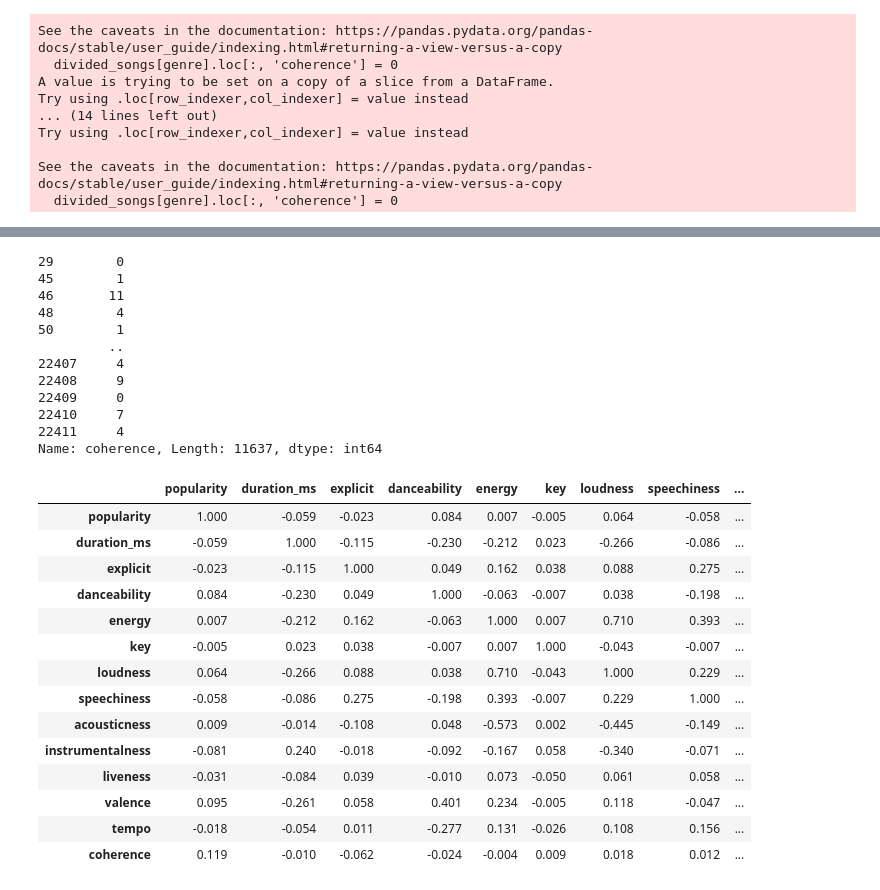
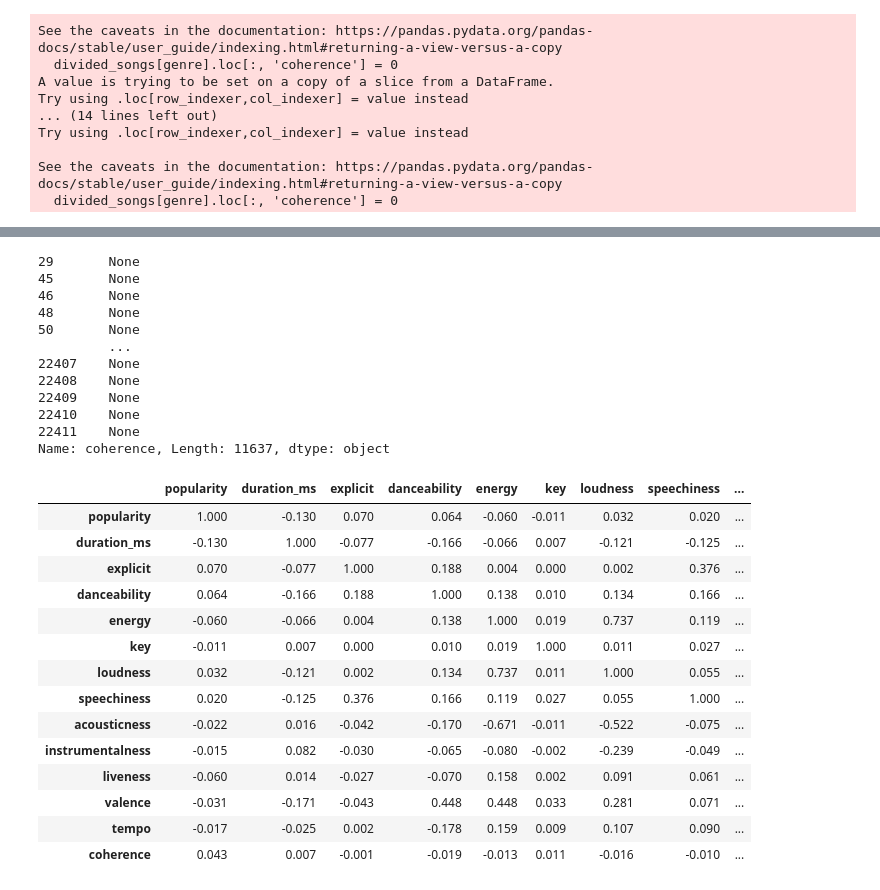
Before and after one commit to michal1010/song-recommendation-system, a Jupyter notebook: project.ipynb, the cells around one changed output, grey strips where cells are left out. Saved outputs shown, nothing was run; the diff lists cells and outputs as text; code cells hidden in the pictures.

Commit message:
Second idea of computing coherence metric

```diff
--- a/project.ipynb
+++ b/project.ipynb
@@ -146,37 +166,37 @@ for session_id in sessions_ids:
             for track_id in tracks_in_session_collected:
                 track_list.loc[track_list['id'] == track_id, 'coherence'] += 1
 # %%
-divided_songs['pop']['coherence']#.apply(lambda x: print(x) if x > 3 else print('', end=''))
+divided_songs['pop']['coherence'].apply(lambda x: print(x) if x > 4 else print('', end=''))
 # %% [output]
-29        0
-45        1
-46       11
-48        4
-50        1
-         ..
-22407     4
-22408     9
-22409     0
-22410     7
-22411     4
-Name: coherence, Length: 11637, dtype: int64
+29       None
+45       None
+46       None
+48       None
+50       None
+         ...
+22407    None
+22408    None
+22409    None
+22410    None
+22411    None
+Name: coherence, Length: 11637, dtype: object
 # %%
-numeric_features = divided_songs['metal'].select_dtypes(include=['int64', 'float64']).columns
-covariance_matrix = divided_songs['metal'][numeric_features].corr()
+numeric_features = divided_songs['pop'].select_dtypes(include=['int64', 'float64']).columns
+covariance_matrix = divided_songs['pop'][numeric_features].corr()
 covariance_matrix.style.background_gradient(cmap='coolwarm', axis=None, vmin=-1, vmax=1).format(precision=3)
 # %% [output]
 |  | popularity | duration_ms | explicit | danceability | energy | key | loudness | speechiness | ... |
-| popularity | 1.000 | -0.059 | -0.023 | 0.084 | 0.007 | -0.005 | 0.064 | -0.058 | ... |
-| duration_ms | -0.059 | 1.000 | -0.115 | -0.230 | -0.212 | 0.023 | -0.266 | -0.086 | ... |
-| explicit | -0.023 | -0.115 | 1.000 | 0.049 | 0.162 | 0.038 | 0.088 | 0.275 | ... |
-| danceability | 0.084 | -0.230 | 0.049 | 1.000 | -0.063 | -0.007 | 0.038 | -0.198 | ... |
-| energy | 0.007 | -0.212 | 0.162 | -0.063 | 1.000 | 0.007 | 0.710 | 0.393 | ... |
-| key | -0.005 | 0.023 | 0.038 | -0.007 | 0.007 | 1.000 | -0.043 | -0.007 | ... |
-| loudness | 0.064 | -0.266 | 0.088 | 0.038 | 0.710 | -0.043 | 1.000 | 0.229 | ... |
-| speechiness | -0.058 | -0.086 | 0.275 | -0.198 | 0.393 | -0.007 | 0.229 | 1.000 | ... |
-| acousticness | 0.009 | -0.014 | -0.108 | 0.048 | -0.573 | 0.002 | -0.445 | -0.149 | ... |
-| instrumentalness | -0.081 | 0.240 | -0.018 | -0.092 | -0.167 | 0.058 | -0.340 | -0.071 | ... |
-| liveness | -0.031 | -0.084 | 0.039 | -0.010 | 0.073 | -0.050 | 0.061 | 0.058 | ... |
-| valence | 0.095 | -0.261 | 0.058 | 0.401 | 0.234 | -0.005 | 0.118 | -0.047 | ... |
-| tempo | -0.018 | -0.054 | 0.011 | -0.277 | 0.131 | -0.026 | 0.108 | 0.156 | ... |
-| coherence | 0.119 | -0.010 | -0.062 | -0.024 | -0.004 | 0.009 | 0.018 | 0.012 | ... |
+| popularity | 1.000 | -0.130 | 0.070 | 0.064 | -0.060 | -0.011 | 0.032 | 0.020 | ... |
+| duration_ms | -0.130 | 1.000 | -0.077 | -0.166 | -0.066 | 0.007 | -0.121 | -0.125 | ... |
+| explicit | 0.070 | -0.077 | 1.000 | 0.188 | 0.004 | 0.000 | 0.002 | 0.376 | ... |
+| danceability | 0.064 | -0.166 | 0.188 | 1.000 | 0.138 | 0.010 | 0.134 | 0.166 | ... |
+| energy | -0.060 | -0.066 | 0.004 | 0.138 | 1.000 | 0.019 | 0.737 | 0.119 | ... |
+| key | -0.011 | 0.007 | 0.000 | 0.010 | 0.019 | 1.000 | 0.011 | 0.027 | ... |
+| loudness | 0.032 | -0.121 | 0.002 | 0.134 | 0.737 | 0.011 | 1.000 | 0.055 | ... |
+| speechiness | 0.020 | -0.125 | 0.376 | 0.166 | 0.119 | 0.027 | 0.055 | 1.000 | ... |
+| acousticness | -0.022 | 0.016 | -0.042 | -0.170 | -0.671 | -0.011 | -0.522 | -0.075 | ... |
+| instrumentalness | -0.015 | 0.082 | -0.030 | -0.065 | -0.080 | -0.002 | -0.239 | -0.049 | ... |
+| liveness | -0.060 | 0.014 | -0.027 | -0.070 | 0.158 | 0.002 | 0.091 | 0.061 | ... |
+| valence | -0.031 | -0.171 | -0.043 | 0.448 | 0.448 | 0.033 | 0.281 | 0.071 | ... |
+| tempo | -0.017 | -0.025 | 0.002 | -0.178 | 0.159 | 0.009 | 0.107 | 0.090 | ... |
+| coherence | 0.043 | 0.007 | -0.001 | -0.019 | -0.013 | 0.011 | -0.016 | -0.010 | ... |
```
Also changed, not shown: parts of 6 cells of this notebook.
